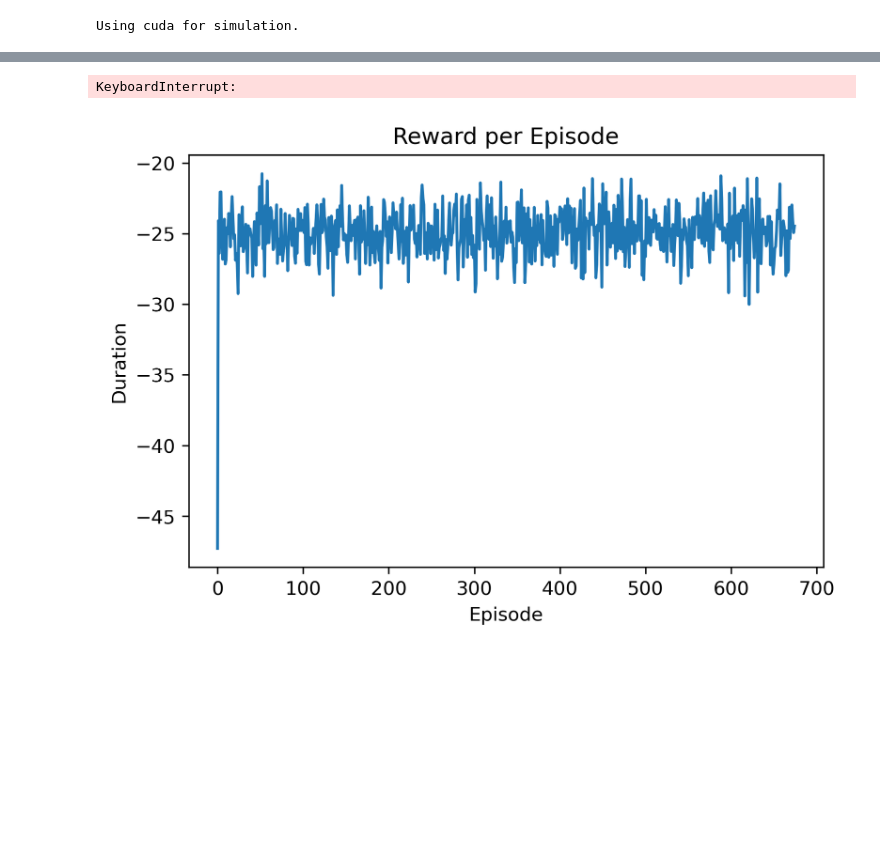
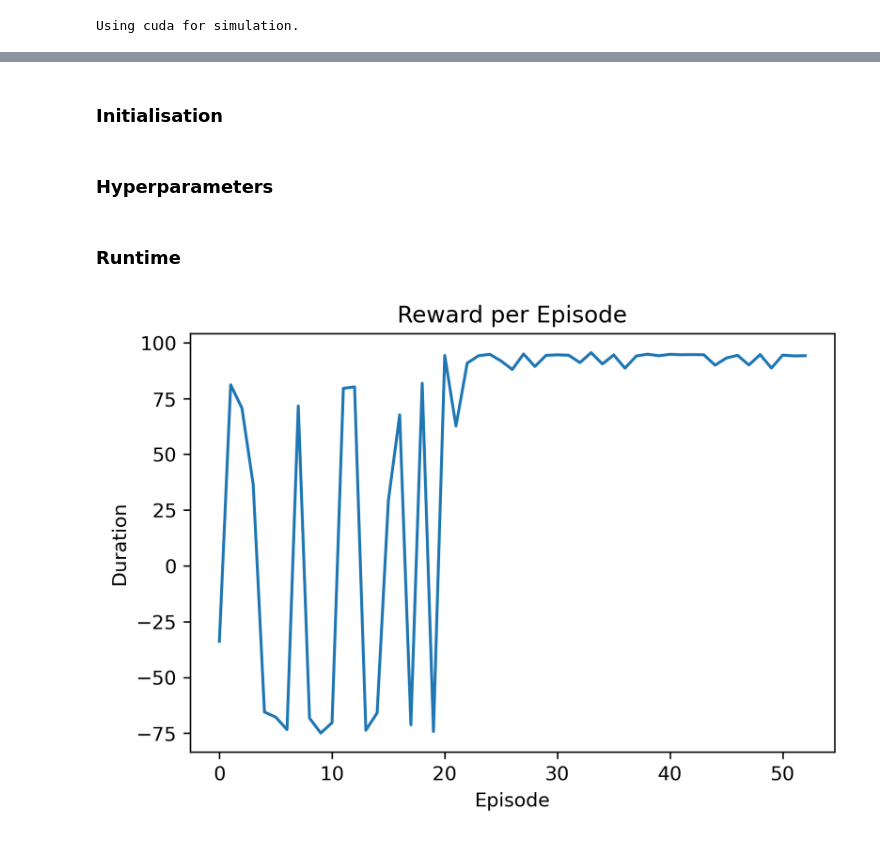
Before and after one commit to dabiged/RLPlayground, a Jupyter notebook: DDPG/MountainCar.ipynb, the cells around one changed output, grey strips where cells are left out. Cells and saved outputs as stored; diff of their text form; code cells hidden in the pictures; blank space fills up the shorter version.

```diff
--- a/DDPG/MountainCar.ipynb
+++ b/DDPG/MountainCar.ipynb
@@ -312 +258,3 @@ def epsilon_threshold (steps, EPS_START = 0.9, EPS_END = 0.05, EPS_DECAY = 200):
+# %% [markdown]
+### Initialisation
 # %%
@@ -355,4 +290,6 @@ reward_values = []
 action_values=[]
 frame_values=[]
 env.close()
+# %% [markdown]
+### Hyperparameters
 # %%
@@ -369,65 +302,69 @@ render=True
 debug_action=False
 debug_noise=False
 debug_loss=False
+# %% [markdown]
+### Runtime
 # %%
-num_episodes = 5000
+save_states=1000
+num_episodes=50
 for i_episode in range(num_episodes):
     state = torch.from_numpy(np.cast['float32'](env.reset())).unsqueeze(0).to(device)
-    state= normalize_state(state, state_mean, state_variance)
     TotalReward=0
     aLoss = []
     cLoss = []
-    epsilon=epsilon_threshold(i_episode, epsilon_max, epsilon_min, epsilon_decay)
-    epsilon=epsilon_max
-    dist_reward=0.0
+    episode_frames=[]
+    noise.reset()
     for t in count():
         action = select_action(state)
-        if debug_action:
-            print(action)
+        action = noise.get_action(action, t)
         next_state, reward, done, _ = env.step(action)
 
-        #env.render()
+        if render:
+            env.render()
+        if i_episode % save_states == 0:
+            episode_frames.append(env.render(mode = 'rgb_array'))
 
         TotalReward+= reward
         action = torch.from_numpy(np.cast['float32'](action)).unsqueeze(0).to(device)
         next_state = torch.from_numpy(np.cast['float32'](next_state)).unsqueeze(0).to(device)
-        next_state= normalize_state(next_state, state_mean, state_variance)
         reward = torch.tensor([reward], device=device,dtype=torch.float32).unsqueeze(0).to(device)
 
         if not done:
-            # Use ints, not Bool. torch.cat doesn't like Bools.
             isDone = 0
         else:
             isDone = 1
         isDone = torch.tensor([isDone], device=device,dtype=torch.float32).unsqueeze(0).to(device)
         memory.push(state, action, next_state, reward, isDone)
 
         state = next_state
 
         # Perform one step of the optimization
         actor_loss, critic_loss = optimize_model()
         aLoss.append(actor_loss)
         cLoss.append(critic_loss)
 
         if debug_loss:
-            print (actor_loss, critic_loss)
+            print ("ALoss: ", np.round(actor_loss,decimals=3), "CLoss:", np.round(critic_loss,decimals=3))
 
         if done:
             episode_durations.append(t + 1)
             reward_values.append(TotalReward)
             if plot:
                 plot_reward(reward_values)
             break
+    if i_episode % save_states == 0:
+        frame_values.append(episode_frames)
+
 
 #env.render()
 env.close()
 #plt.ioff()
 #plt.show()
 if plot:
     plot_reward(reward_values)
+
+#plt.plot(cLoss)
+#plt.plot(aLoss)
+#plt.show()
 # %% [output]
-KeyboardInterrupt:
+[figure, added]
-# %%
-plot_reward(reward_values)
-# %% [output]
-[figure, removed]
```
Also changed, not shown: parts of 17 cells of this notebook, 4 other files.
